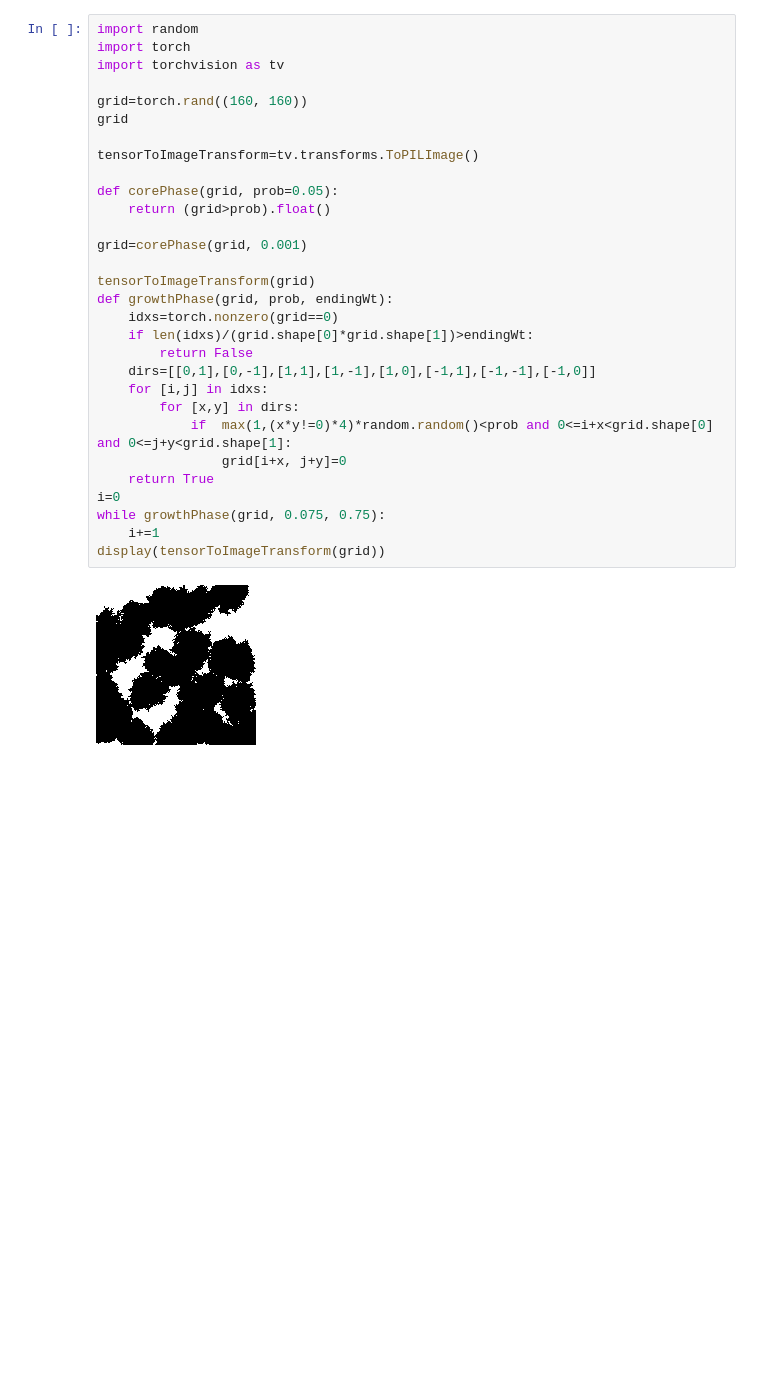
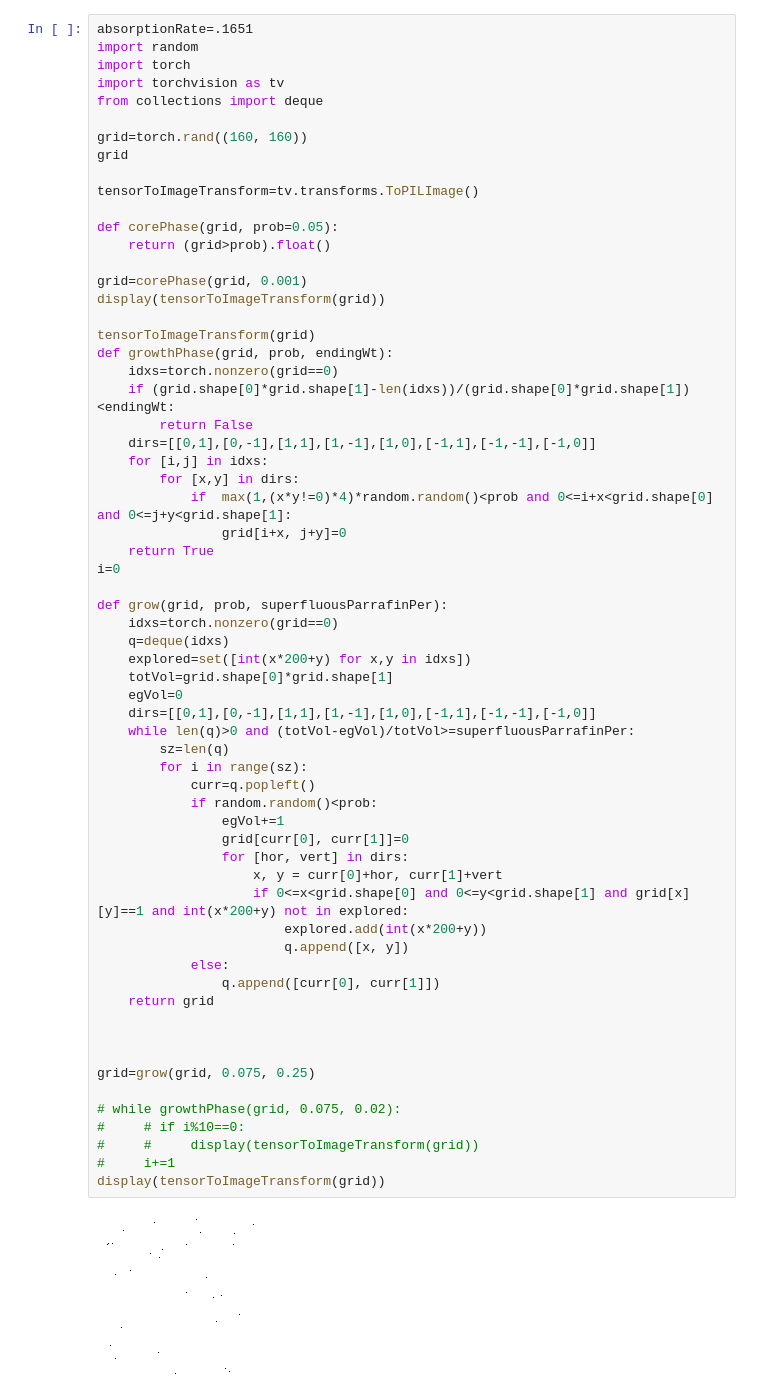
Before and after one commit to AadiDev005/Paraffin-EG-Model, a Jupyter notebook: dataset_generator.ipynb, the cells around one changed output. Drawn from its saved outputs; the diff is of its cells as text; blank space fills up the shorter version.

Commit message:
Redid grow function for speed increase and changed input to be based off of superfluous paraffin %. Calculated % of SAT EG that is EG to be 16.51%

```diff
--- a/dataset_generator.ipynb
+++ b/dataset_generator.ipynb
@@ -1,32 +54,65 @@
 # %%
+absorptionRate=.1651
 import random
 import torch
 import torchvision as tv
+from collections import deque
 
 grid=torch.rand((160, 160))
 grid
 
 tensorToImageTransform=tv.transforms.ToPILImage()
 
 def corePhase(grid, prob=0.05):
     return (grid>prob).float()
 
 grid=corePhase(grid, 0.001)
+display(tensorToImageTransform(grid))
 
 tensorToImageTransform(grid)
 def growthPhase(grid, prob, endingWt):
     idxs=torch.nonzero(grid==0)
-    if len(idxs)/(grid.shape[0]*grid.shape[1])>endingWt:
+    if (grid.shape[0]*grid.shape[1]-len(idxs))/(grid.shape[0]*grid.shape[1])<endingWt:
         return False
     dirs=[[0,1],[0,-1],[1,1],[1,-1],[1,0],[-1,1],[-1,-1],[-1,0]]
     for [i,j] in idxs:
         for [x,y] in dirs:
             if  max(1,(x*y!=0)*4)*random.random()<prob and 0<=i+x<grid.shape[0] and 0<=j+y<grid.shape[1]:
                 grid[i+x, j+y]=0
     return True
 i=0
-while growthPhase(grid, 0.075, 0.75):
-    i+=1
+
+def grow(grid, prob, superfluousParrafinPer):
+    idxs=torch.nonzero(grid==0)
+    q=deque(idxs)
+    explored=set([int(x*200+y) for x,y in idxs])
+    totVol=grid.shape[0]*grid.shape[1]
+    egVol=0
+    dirs=[[0,1],[0,-1],[1,1],[1,-1],[1,0],[-1,1],[-1,-1],[-1,0]]
+    while len(q)>0 and (totVol-egVol)/totVol>=superfluousParrafinPer:
+        sz=len(q)
+        for i in range(sz):
+            curr=q.popleft()
+            if random.random()<prob:
+                egVol+=1
+                grid[curr[0], curr[1]]=0
+                for [hor, vert] in dirs:
+                    x, y = curr[0]+hor, curr[1]+vert
+                    if 0<=x<grid.shape[0] and 0<=y<grid.shape[1] and grid[x][y]==1 and int(x*200+y) not in explored:
+                        explored.add(int(x*200+y))
+                        q.append([x, y])
+            else:
+                q.append([curr[0], curr[1]])
+    return grid
+
+
+
+grid=grow(grid, 0.075, 0.25)
+
+# while growthPhase(grid, 0.075, 0.02):
+#     # if i%10==0:
+#     #     display(tensorToImageTransform(grid))
+#     i+=1
 display(tensorToImageTransform(grid))
 # %% [output]
-[figure, old version]
+[figure, new version]
```
Also changed, not shown: parts of 9 cells of this notebook.
